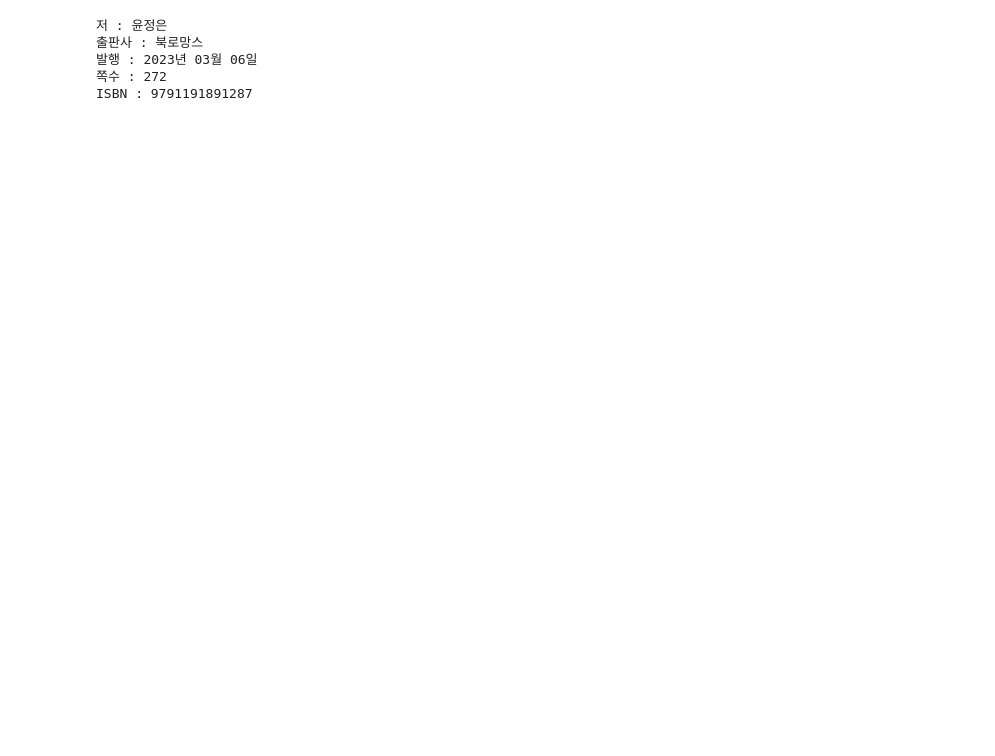
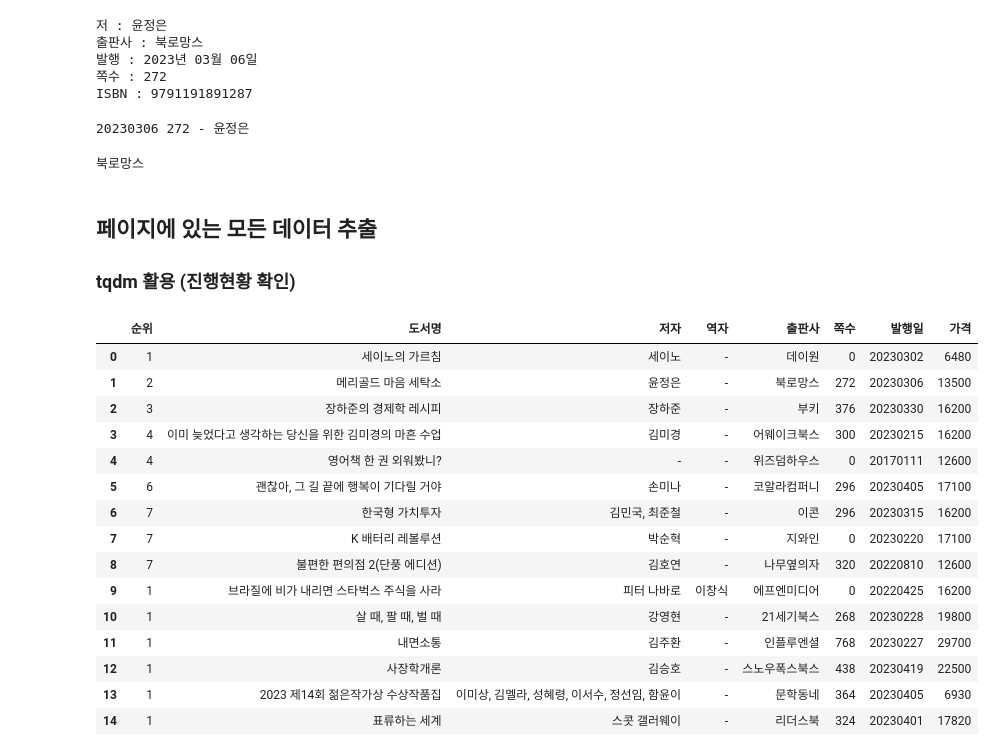
Before and after one commit to sttmy/TIL, a Jupyter notebook: 230417 crawling 실습5 인터파크도서 subpage.ipynb, the cells around one changed output. Drawn from its saved outputs; the diff is of its cells as text; code cells hidden in the pictures; blank space fills up the shorter version.

```diff
--- a/230417 crawling 실습5 인터파크도서 subpage.ipynb
+++ b/230417 crawling 실습5 인터파크도서 subpage.ipynb
@@ -249,0 +267,79 @@ ISBN : 9791191891287
+# %%
+for li in sub_lis:
+    text = li.get_text().strip()
+    if '발행 :' in text:
+        date = text.split(':')[1].strip()
+        date = re.sub('[^0-9]','',date)   # 숫자만 남기고 지움
+#         print(date)
+    elif '쪽수 :' in text:
+        page = int(text.split(':')[1].strip())
+    elif '역 :' in text:
+        trans = text.split(':')[1].strip()
+    elif '저 :' in text:
+        author = text.split(':')[1].strip()
+print(date, page, trans, author)
+# %% [output]
+20230306 272 - 윤정은
+# %%
+for li in sub_lis:
+    text = li.get_text().strip()
+    if '출판사 :' in text:
+        print(text.split(':')[1].strip())
+# %% [output]
+북로망스
+# %% [markdown]
+## 페이지에 있는 모든 데이터 추출
+### tqdm 활용 (진행현황 확인)
+# %%
+lines = []
+
+for li in tqdm(lis2):
+    href = li.select_one('.coverImage').find('a')['href']
+    title = li.select_one('.itemName').get_text().strip()
+    company = li.select_one('.company').get_text().strip()
+    price = int(li.select_one('.price > em').get_text().strip().replace(',',''))
+    rank_data = li.select('.rankBtn_ctrl')
+    if len(li.select('.rankBtn_ctrl')) == 1:
+        rank = int(li.select_one('.rankBtn_ctrl')['class'][1][-1])
+    else:
+        rank = rank_data[0]['class'][1][-1]
+        rank = int(rank)
+
+    url = site + href
+    res = requests.get(url)
+    sub_soup = BeautifulSoup(res.text, 'html.parser')
+    sub_lis = sub_soup.select('.bInfo_txt>li')
+    author = '-'
+    trans = '-'
+    for li in sub_lis:
+        text = li.get_text().strip()
+        if '발행 :' in text:
+            date = text.split(':')[1].strip()
+            date = re.sub('[^0-9]','',date)   # 숫자만 남기고 지움
+        elif '쪽수 :' in text:
+            page = int(text.split(':')[1].strip())
+        elif '역 :' in text:
+            trans = text.split(':')[1].strip()
+        elif '저 :' in text:
+            author = text.split(':')[1].strip()
+    lines.append([rank, title, author, trans, company, page, date, price])
+# %%
+df = pd.DataFrame(lines, columns = ['순위','도서명','저자','역자','출판사','쪽수','발행일','가격'])
+df
+# %% [output]
+|  | 순위 | 도서명 | 저자 | 역자 | 출판사 | 쪽수 | 발행일 | 가격 |
+| 0 | 1 | 세이노의 가르침 | 세이노 | - | 데이원 | 0 | 20230302 | 6480 |
+| 1 | 2 | 메리골드 마음 세탁소 | 윤정은 | - | 북로망스 | 272 | 20230306 | 13500 |
+| 2 | 3 | 장하준의 경제학 레시피 | 장하준 | - | 부키 | 376 | 20230330 | 16200 |
+| 3 | 4 | 이미 늦었다고 생각하는 당신을 위한 김미경의 마흔 수업 | 김미경 | - | 어웨이크북스 | 300 | 20230215 | 16200 |
+| 4 | 4 | 영어책 한 권 외워봤니? | - | - | 위즈덤하우스 | 0 | 20170111 | 12600 |
+| 5 | 6 | 괜찮아, 그 길 끝에 행복이 기다릴 거야 | 손미나 | - | 코알라컴퍼니 | 296 | 20230405 | 17100 |
+| 6 | 7 | 한국형 가치투자 | 김민국, 최준철 | - | 이콘 | 296 | 20230315 | 16200 |
+| 7 | 7 | K 배터리 레볼루션 | 박순혁 | - | 지와인 | 0 | 20230220 | 17100 |
+| 8 | 7 | 불편한 편의점 2(단풍 에디션) | 김호연 | - | 나무옆의자 | 320 | 20220810 | 12600 |
+| 9 | 1 | 브라질에 비가 내리면 스타벅스 주식을 사라 | 피터 나바로 | 이창식 | 에프엔미디어 | 0 | 20220425 | 16200 |
+| 10 | 1 | 살 때, 팔 때, 벌 때 | 강영현 | - | 21세기북스 | 268 | 20230228 | 19800 |
+| 11 | 1 | 내면소통 | 김주환 | - | 인플루엔셜 | 768 | 20230227 | 29700 |
+| 12 | 1 | 사장학개론 | 김승호 | - | 스노우폭스북스 | 438 | 20230419 | 22500 |
+| 13 | 1 | 2023 제14회 젊은작가상 수상작품집 | 이미상, 김멜라, 성혜령, 이서수, 정선임, 함윤이 | - | 문학동네 | 364 | 20230405 | 6930 |
+| 14 | 1 | 표류하는 세계 | 스콧 갤러웨이 | - | 리더스북 | 324 | 20230401 | 17820 |
```
Also changed, not shown: parts of 16 cells of this notebook, 5 other files.
